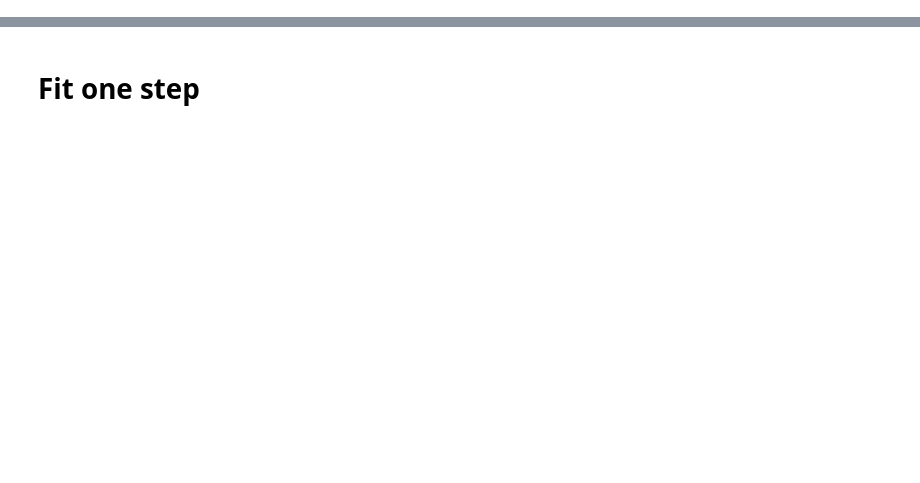
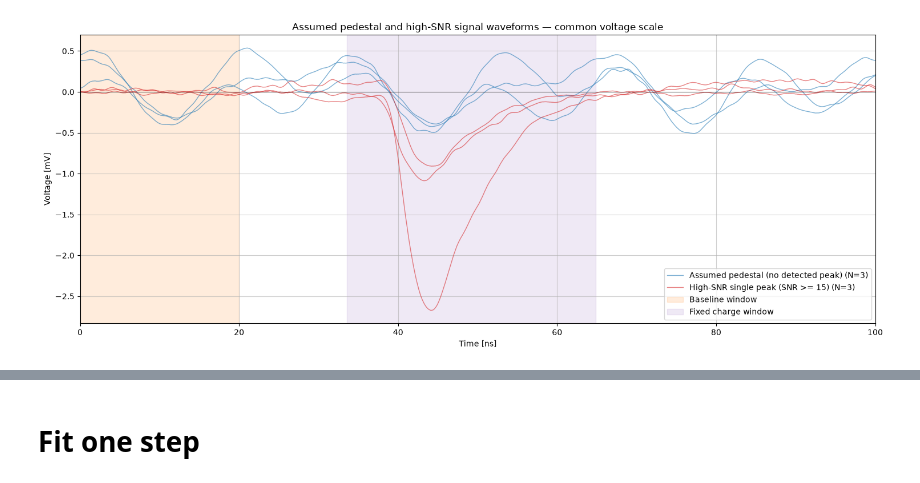
Before and after one commit to TAU-neutrino-lab/PMT-characterization, a Jupyter notebook: PMT_calibration/Fit.ipynb, the cells around one changed output, grey strips where cells are left out. Drawn from its saved outputs; the diff is of its cells as text; code cells hidden in the pictures; blank space fills up the shorter version.

Commit message:
Expand PMT waveform diagnostics and charge analysis

```diff
--- a/PMT_calibration/Fit.ipynb
+++ b/PMT_calibration/Fit.ipynb
@@ -457,33 +430,37 @@ for population_name, population_mask, population_label, population_color in exam
         baseline_window_ns=baseline_window_ns,
         baseline_reference_time_ns=baseline_reference_time_ns,
         baseline_reference_mV=baseline_reference_mV,
     )
 
     time_limits = (example_time_ns[0], example_time_ns[-1])
     for waveform_index, waveform in enumerate(example_waveforms):
         ax.plot(
             example_time_ns, waveform, color=population_color,
             linewidth=1.0, alpha=0.58,
             label=(f"{population_label} (N={sample_size})" if waveform_index == 0 else None),
         )
     plotted_population_count += 1
 
 if plotted_population_count:
     ax.axvspan(*baseline_window_ns, color="tab:orange", alpha=0.14, label="Baseline window")
+    if fixed_pulse_window_charge.get("enabled", False):
+        ax.axvspan(*fixed_pulse_window_charge["window_ns"], color="tab:purple", alpha=0.14, label="Fixed charge window")
     ax.axhline(0, color="black", linewidth=0.8, alpha=0.45)
     ax.set(
         xlabel="Time [ns]", ylabel="Voltage [mV]",
         title="Assumed pedestal and high-SNR signal waveforms — common voltage scale",
         xlim=time_limits,
     )
     ax.legend()
     fig.tight_layout()
     save_plot(
         fig, save_plots, save_dir, file_nickname,
         "example_waveforms_pedestal_vs_high_snr", Nevents=None,
     )
 else:
     plt.close(fig)
+# %% [output]
+[figure, added]
 # %%
 # Optional diagnostic: reload a small sample of rejected waveforms for each
 # active selection. This uses cached event_file/event_segment bookkeeping and
```
Also changed, not shown: parts of 11 cells of this notebook, 16 other files.
